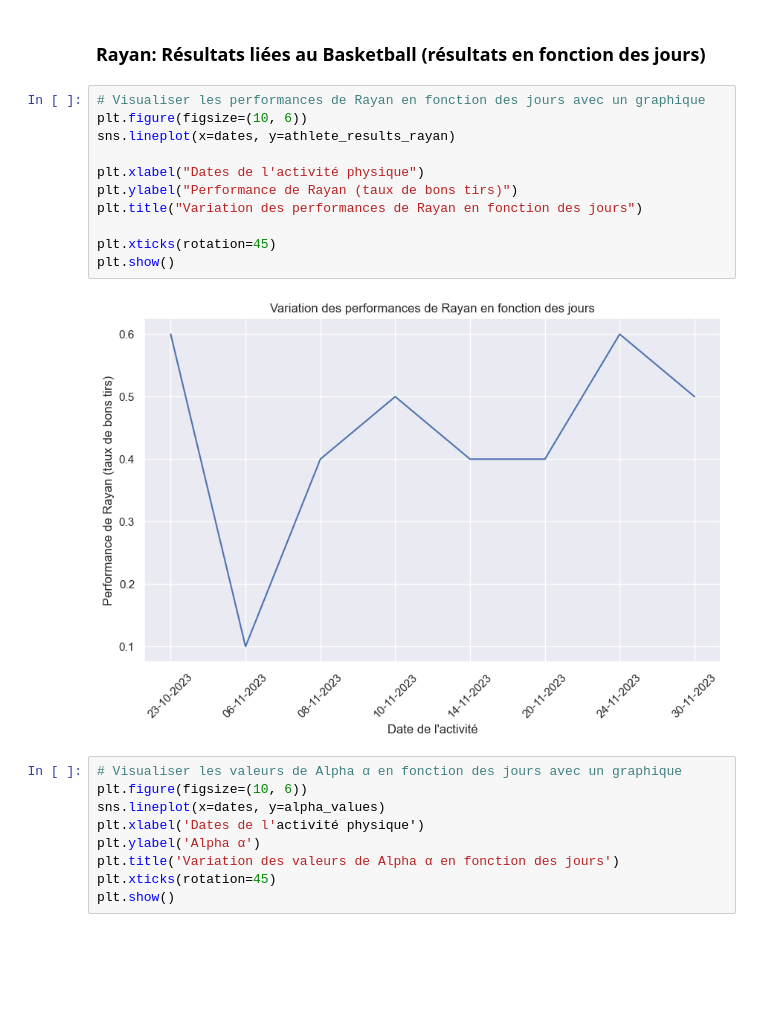
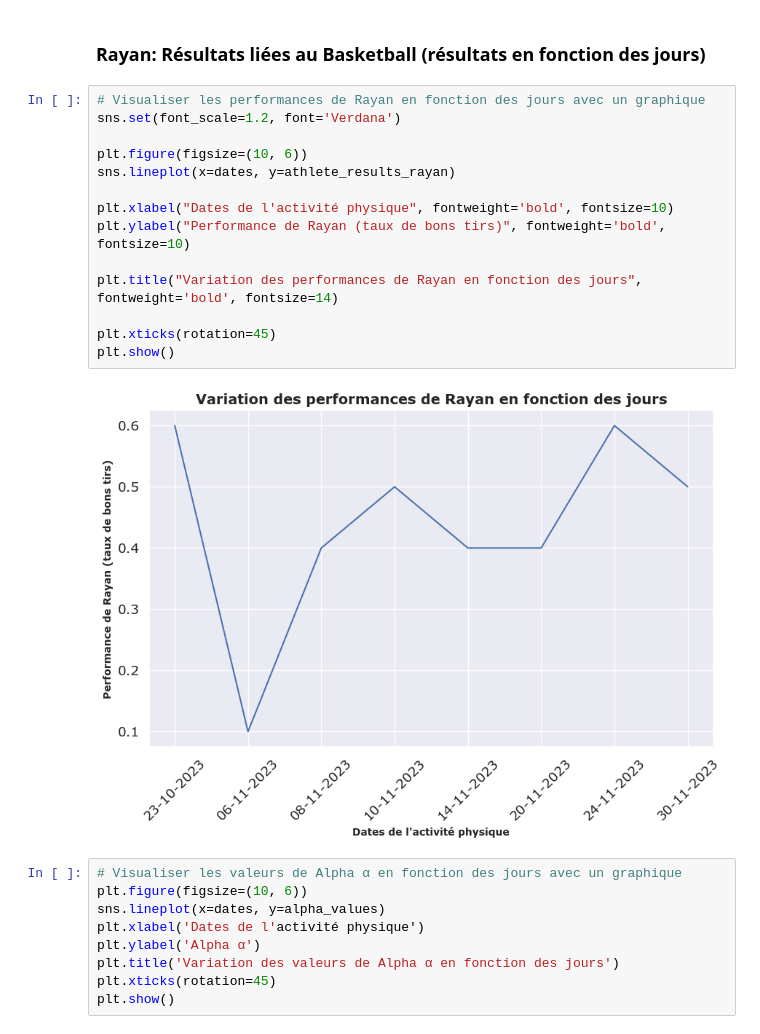
Before and after one commit to Kibalchish47/CalisphAir-LFLV-2023, a Jupyter notebook: visualisation de données.ipynb, the cells around one changed output. Drawn from its saved outputs; the diff is of its cells as text; blank space fills up the shorter version.

Commit message:
Minor Changes to Rayan's Plot

```diff
--- a/visualisation de données.ipynb
+++ b/visualisation de données.ipynb
@@ -124,17 +124,20 @@ x_labels = ["BPM de Repos", "Après 15s d'Activité", "Après 15s de Repos",
 ### Rayan: Résultats liées au Basketball (résultats en fonction des jours)
 # %%
 # Visualiser les performances de Rayan en fonction des jours avec un graphique
+sns.set(font_scale=1.2, font='Verdana')
+
 plt.figure(figsize=(10, 6))
 sns.lineplot(x=dates, y=athlete_results_rayan)
 
-plt.xlabel("Dates de l'activité physique")
-plt.ylabel("Performance de Rayan (taux de bons tirs)")
-plt.title("Variation des performances de Rayan en fonction des jours")
+plt.xlabel("Dates de l'activité physique", fontweight='bold', fontsize=10)
+plt.ylabel("Performance de Rayan (taux de bons tirs)", fontweight='bold', fontsize=10)
+
+plt.title("Variation des performances de Rayan en fonction des jours", fontweight='bold', fontsize=14)
 
 plt.xticks(rotation=45)
 plt.show()
 # %% [output]
-[figure, old version]
+[figure, new version]
 # %%
 # Visualiser les valeurs de Alpha α en fonction des jours avec un graphique
 plt.figure(figsize=(10, 6))
```
